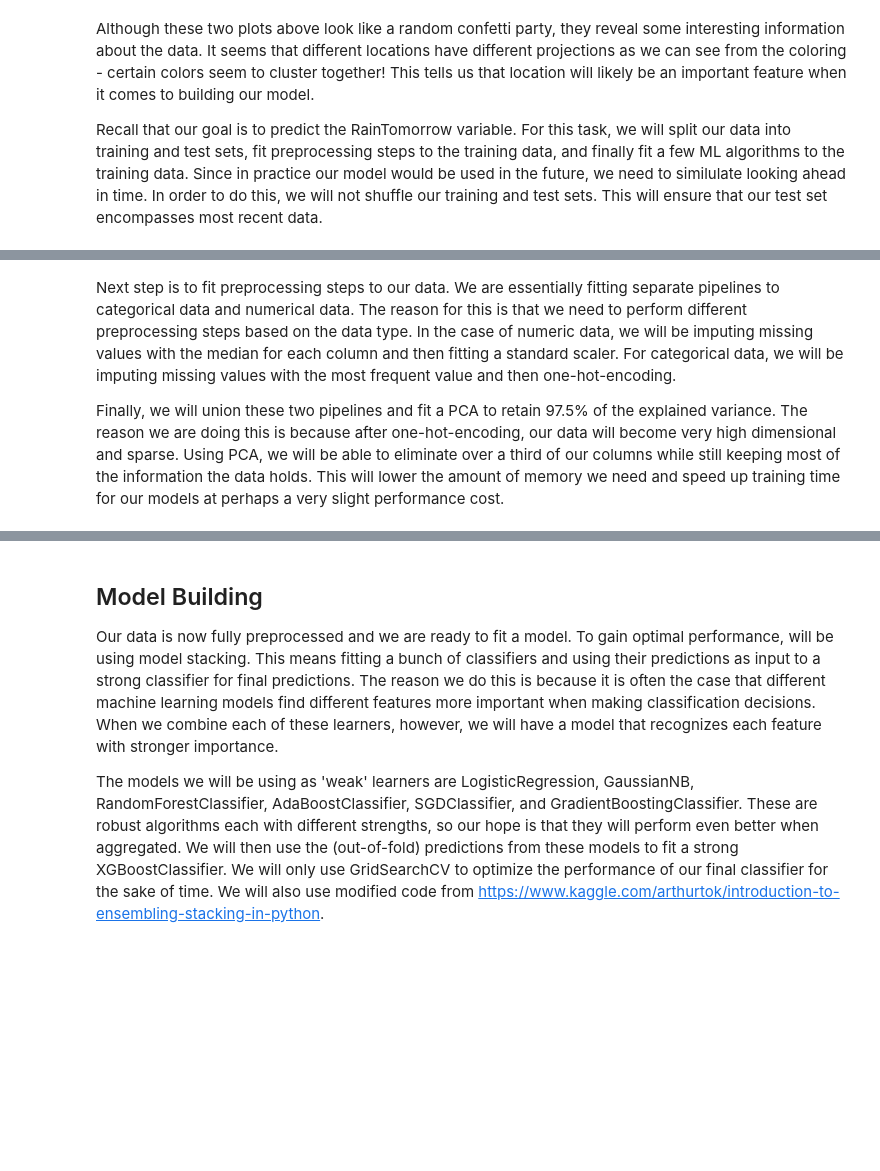
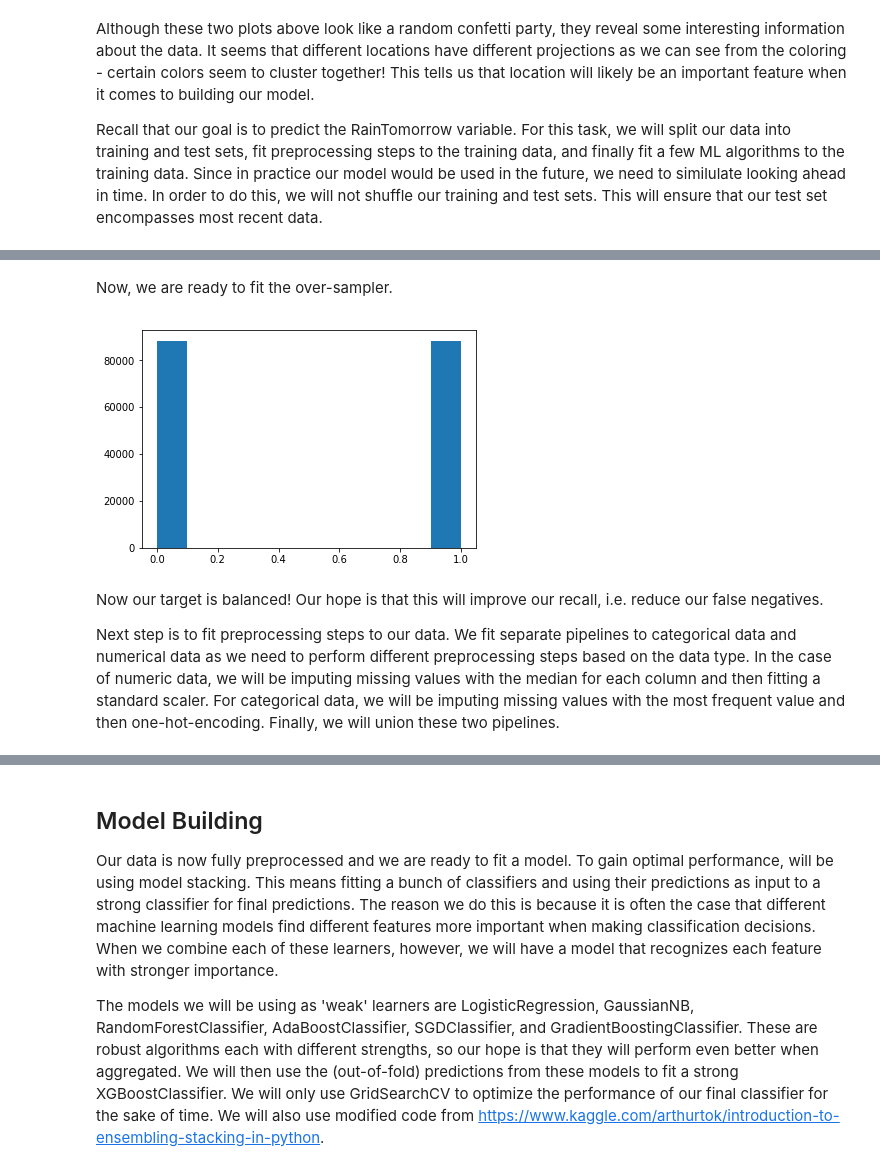
Before and after one commit to arcaputo3/dsc-3-final-project-online-ds-sp-000, a Jupyter notebook: main.ipynb, the cells around one changed output, grey strips where cells are left out. Saved outputs shown, nothing was run; the diff lists cells and outputs as text; code cells hidden in the pictures; blank space fills up the shorter version.

```diff
--- a/main.ipynb
+++ b/main.ipynb
@@ -268,0 +279,2 @@ X_train.head()
+# %% [markdown]
+Now, we are ready to fit the over-sampler.
@@ -269,9 +287,12 @@ X_train.head()
 # %%
-plt.hist(y)
+plt.hist(y_train)
+plt.show()
+# %% [output]
+[figure, added]
 # %% [markdown]
-Next step is to fit preprocessing steps to our data. We are essentially fitting separate pipelines to categorical data and numerical data. The reason for this is that we need to perform different preprocessing steps based on the data type. In the case of numeric data, we will be imputing missing values with the median for each column and then fitting a standard scaler. For categorical data, we will be imputing missing values with the most frequent value and then one-hot-encoding.
+Now our target is balanced! Our hope is that this will improve our recall, i.e. reduce our false negatives.
 
-Finally, we will union these two pipelines and fit a PCA to retain 97.5% of the explained variance. The reason we are doing this is because after one-hot-encoding, our data will become very high dimensional and sparse. Using PCA, we will be able to eliminate over a third of our columns while still keeping most of the information the data holds. This will lower the amount of memory we need and speed up training time for our models at perhaps a very slight performance cost.
+Next step is to fit preprocessing steps to our data. We fit separate pipelines to categorical data and numerical data as we need to perform different preprocessing steps based on the data type. In the case of numeric data, we will be imputing missing values with the median for each column and then fitting a standard scaler. For categorical data, we will be imputing missing values with the most frequent value and then one-hot-encoding. Finally, we will union these two pipelines.
 # %%
 class DataFrameSelector(BaseEstimator, TransformerMixin):
     """ A DataFrame transformer that provides column selection. """
```
Also changed, not shown: parts of 32 cells of this notebook.
